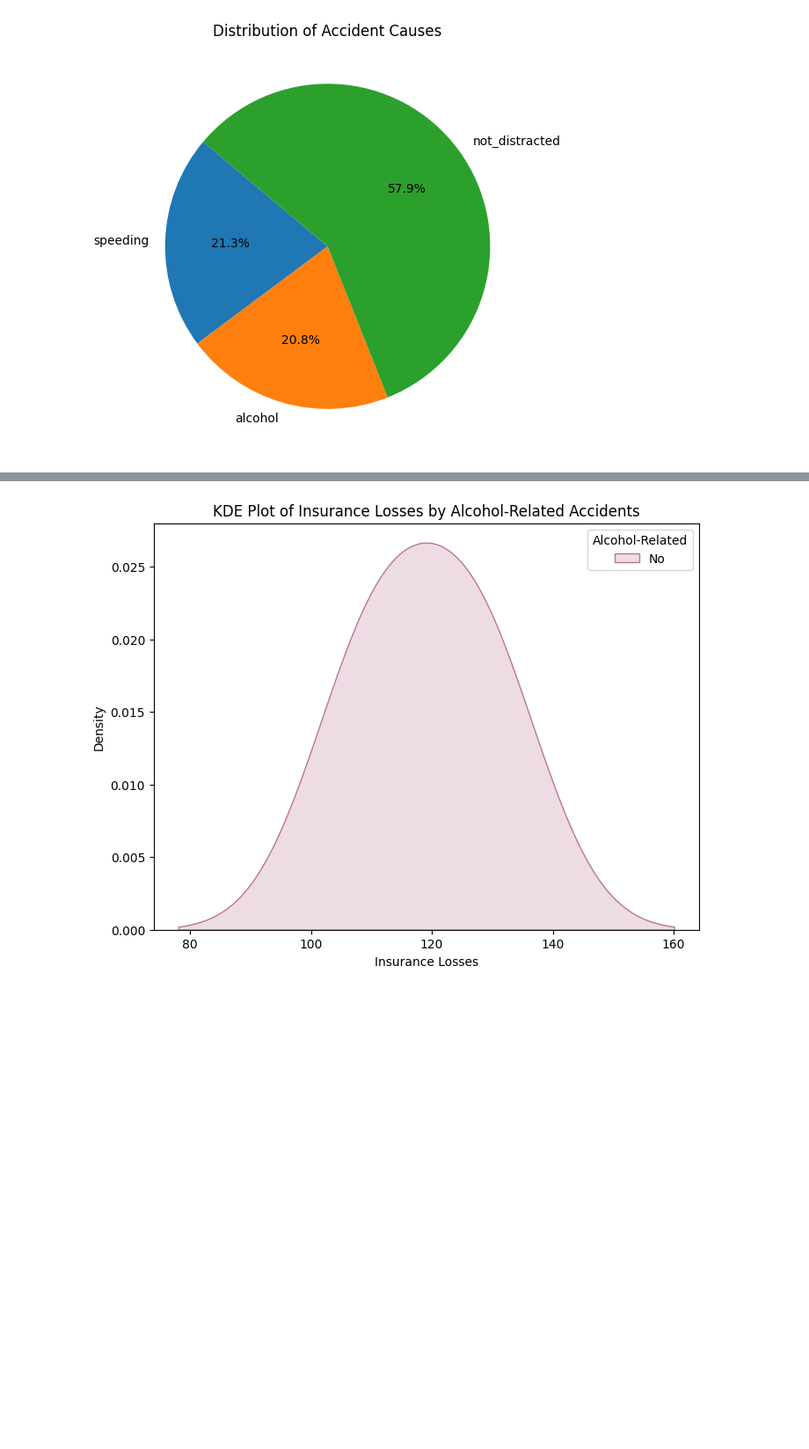
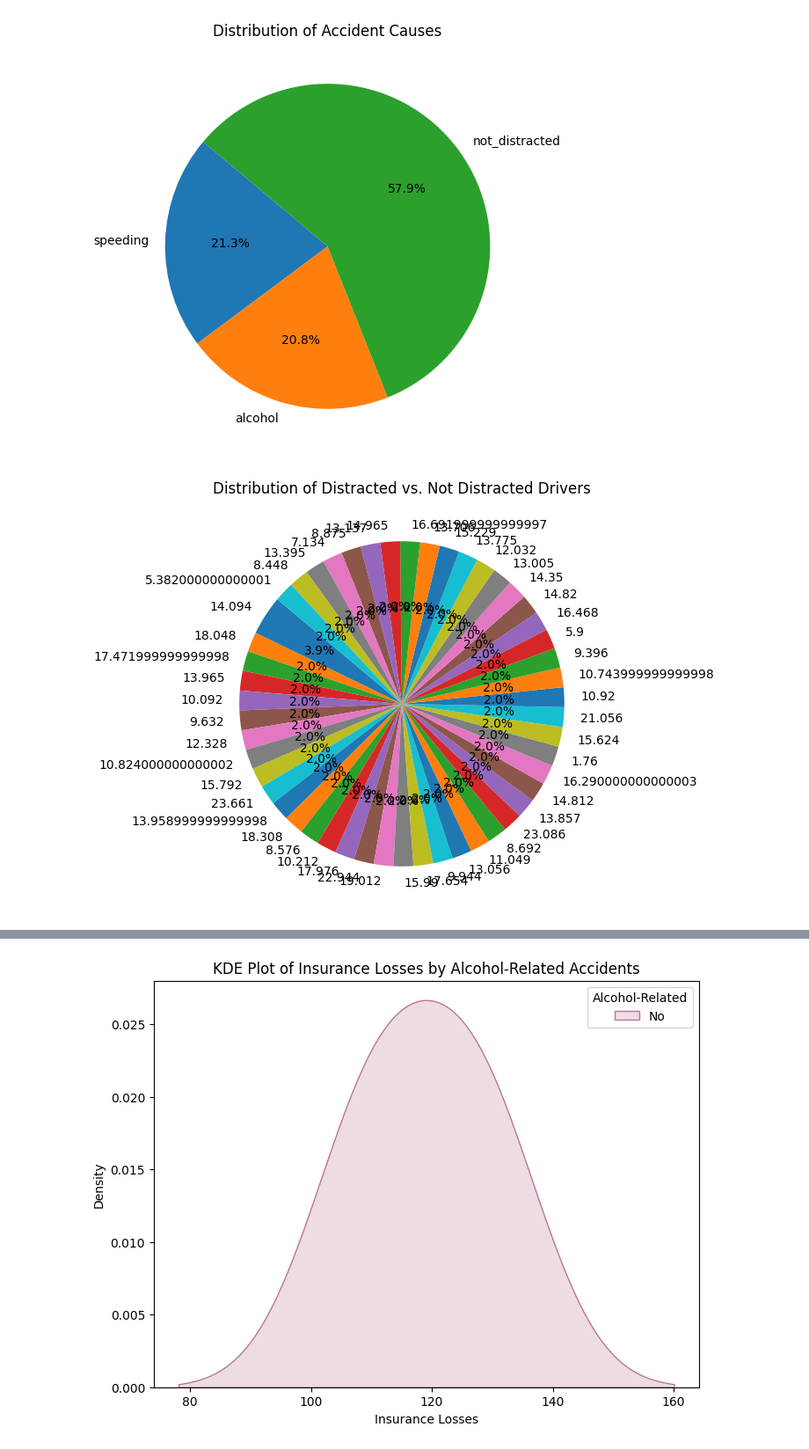
Before and after one commit to sai-sreekhar/SmartBridge_ML-DL, a Jupyter notebook: Data_Visualization_Car_Crashes_DataSet.ipynb, the cells around one changed output, grey strips where cells are left out. Shown at 88% size. Cells and saved outputs as stored; diff of their text form; code cells hidden in the pictures; blank space fills up the shorter version.

```diff
--- a/Data_Visualization_Car_Crashes_DataSet.ipynb
+++ b/Data_Visualization_Car_Crashes_DataSet.ipynb
@@ -603,3 +603,14 @@ plt.title("Distribution of Accident Causes")
 plt.show()
 # %% [output]
 [figure]
+# %%
+# Calculate the counts of distracted vs. not distracted drivers
+distracted_counts = df['not_distracted'].value_counts()
+
+# Create a pie chart to show the distribution of distracted vs. not distracted drivers
+plt.figure(figsize=(6, 6))
+plt.pie(distracted_counts, labels=distracted_counts.index, autopct='%1.1f%%', startangle=140)
+plt.title("Distribution of Distracted vs. Not Distracted Drivers")
+plt.show()
+# %% [output]
+[figure, added]
```
Also changed, not shown: parts of 1 cell of this notebook.
